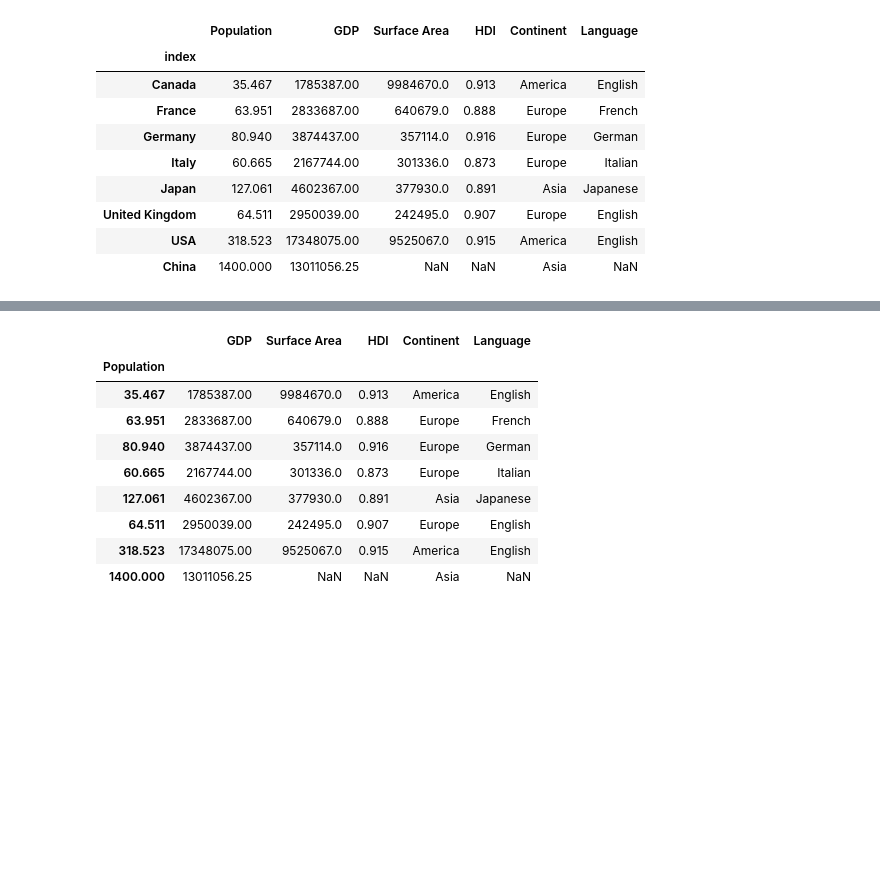
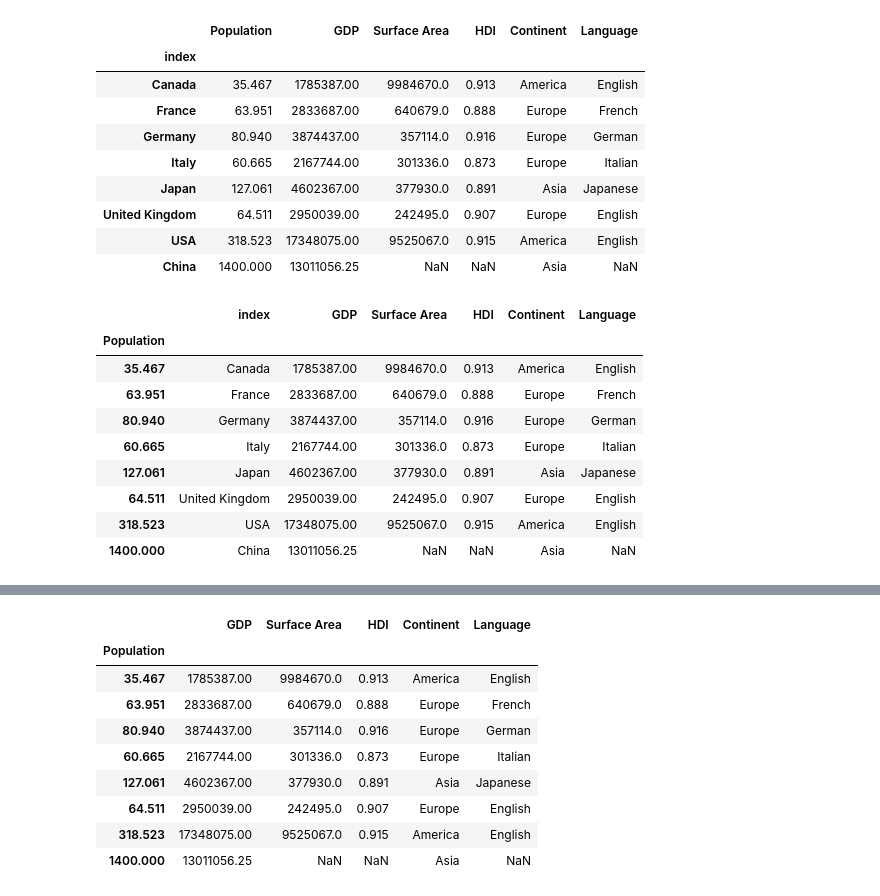
Before and after one commit to zhuowang0607/freecodecamp-intro-to-pandas, a Jupyter notebook: 3 - Pandas - DataFrames.ipynb, the cells around one changed output, grey strips where cells are left out. Saved outputs shown, nothing was run; the diff lists cells and outputs as text; code cells hidden in the pictures; blank space fills up the shorter version.

```diff
--- a/3 - Pandas - DataFrames.ipynb
+++ b/3 - Pandas - DataFrames.ipynb
@@ -934,8 +1138,7 @@ df3
 | 6 | USA | 318.523 | 17348075.00 | 9525067.0 | 0.915 | America | English |
 | 7 | China | 1400.000 | 13011056.25 | NaN | NaN | Asia | NaN |
 # %%
-df3 = df3.set_index('index')
-df3
+df3.set_index('index')
 # %% [output]
 |  | Population | GDP | Surface Area | HDI | Continent | Language |
 | index |  |  |  |  |  |  |
@@ -947,3 +1150,16 @@ df3
 | United Kingdom | 64.511 | 2950039.00 | 242495.0 | 0.907 | Europe | English |
 | USA | 318.523 | 17348075.00 | 9525067.0 | 0.915 | America | English |
 | China | 1400.000 | 13011056.25 | NaN | NaN | Asia | NaN |
+# %%
+df3.set_index('Population')
+# %% [output]
+|  | index | GDP | Surface Area | HDI | Continent | Language |
+| Population |  |  |  |  |  |  |
+| 35.467 | Canada | 1785387.00 | 9984670.0 | 0.913 | America | English |
+| 63.951 | France | 2833687.00 | 640679.0 | 0.888 | Europe | French |
+| 80.940 | Germany | 3874437.00 | 357114.0 | 0.916 | Europe | German |
+| 60.665 | Italy | 2167744.00 | 301336.0 | 0.873 | Europe | Italian |
+| 127.061 | Japan | 4602367.00 | 377930.0 | 0.891 | Asia | Japanese |
+| 64.511 | United Kingdom | 2950039.00 | 242495.0 | 0.907 | Europe | English |
+| 318.523 | USA | 17348075.00 | 9525067.0 | 0.915 | America | English |
+| 1400.000 | China | 13011056.25 | NaN | NaN | Asia | NaN |
```
Also changed, not shown: parts of 71 cells of this notebook.
